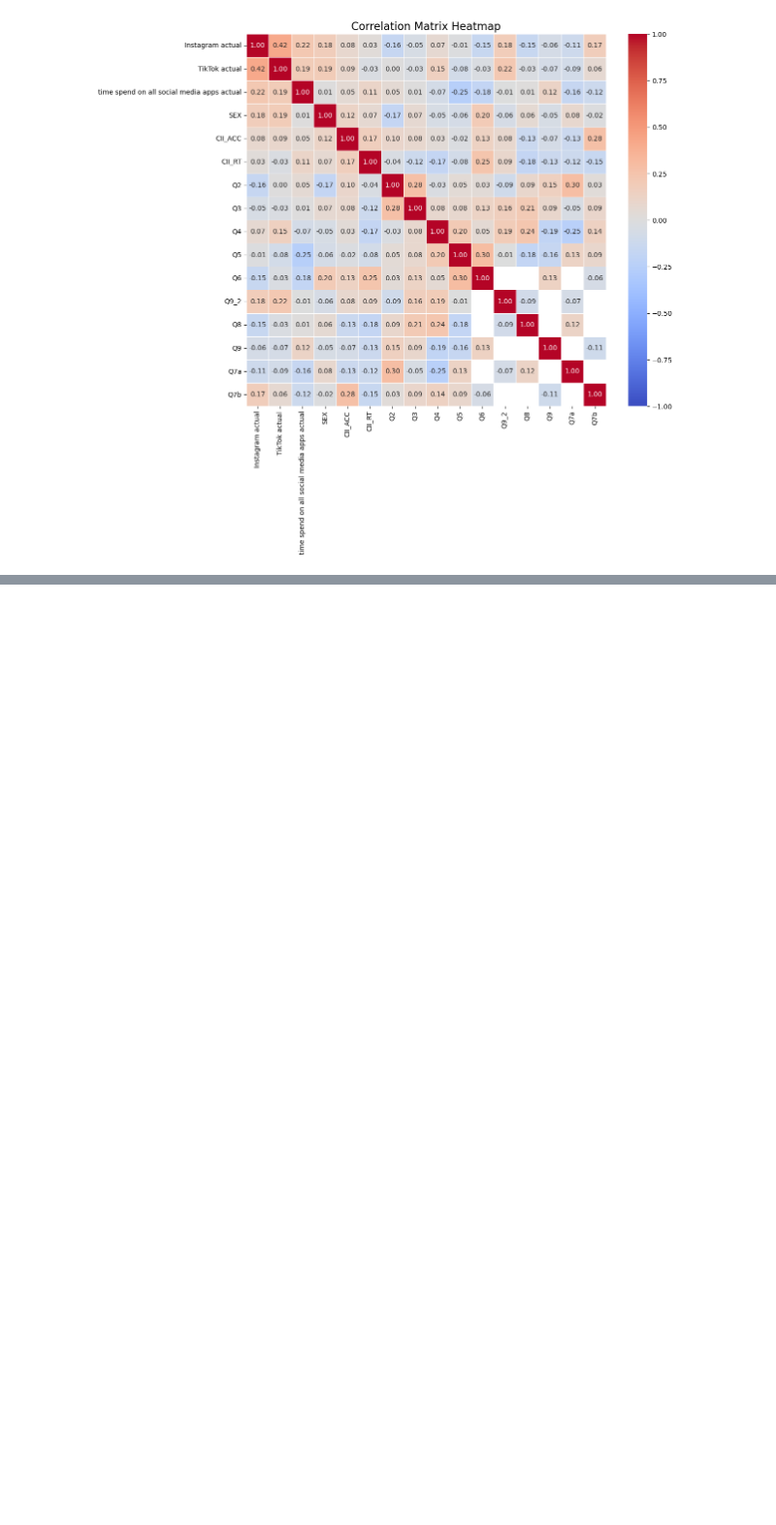
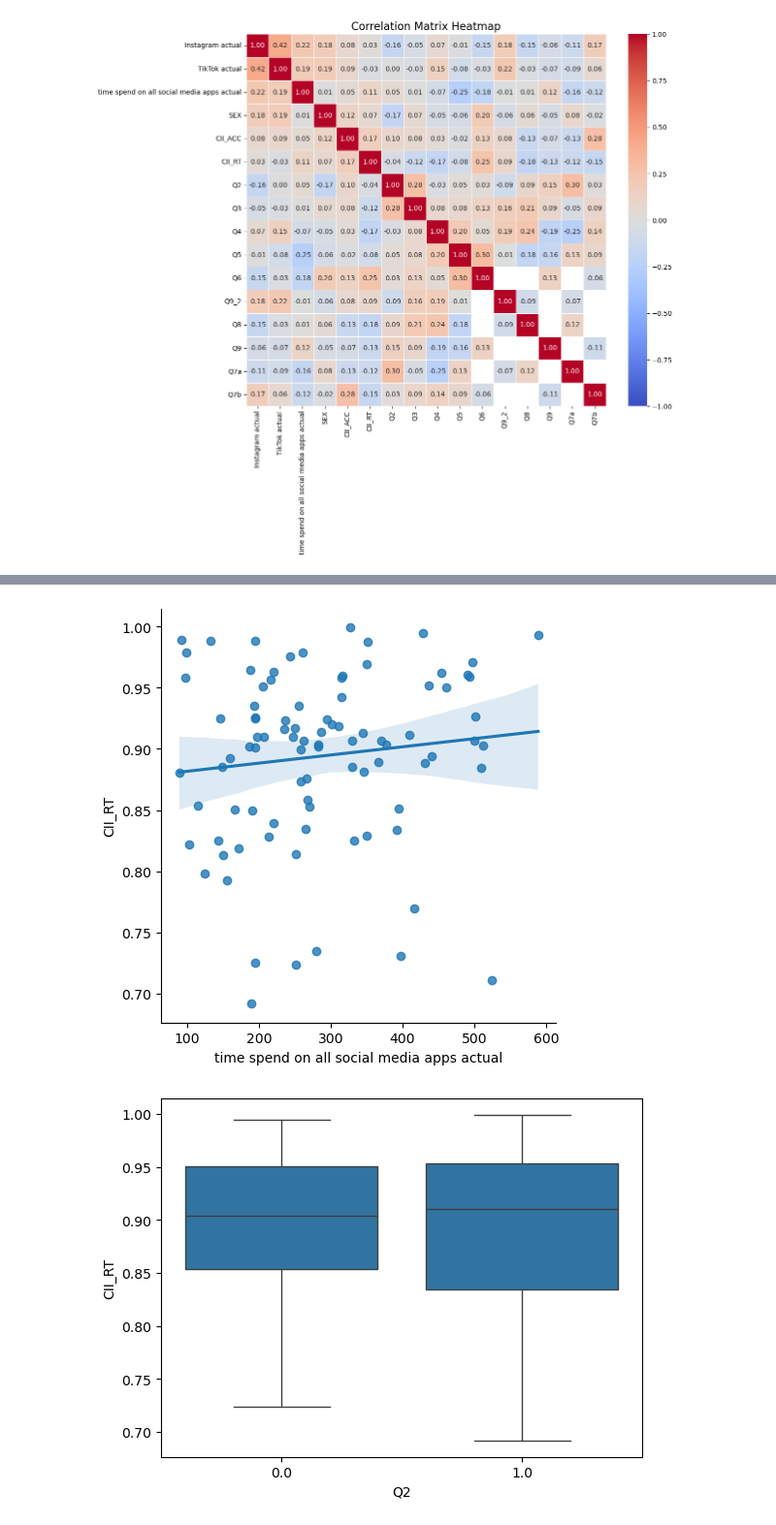
Before and after one commit to MBrigita/the-influence-of-social-media-on-cognitive-control-and-risk-taking, a Jupyter notebook: analysis_joined.ipynb, the cells around one changed output, grey strips where cells are left out. Shown: that part at 97% size. Saved outputs shown, nothing was run; the diff lists cells and outputs as text; code cells hidden in the pictures; blank space fills up the shorter version.

Commit message:
further analysis

```diff
--- a/analysis_joined.ipynb
+++ b/analysis_joined.ipynb
@@ -46,3 +46,24 @@ plt.title('Correlation Matrix Heatmap', fontsize=16)
 plt.show()
 # %% [output]
 [figure]
+# %%
+#correaltion analysis for instagram and tiktok
+from scipy.stats import ttest_ind, pearsonr
+actual_cols = ['Instagram actual','TikTok actual']
+df['avg_actual'] = df[actual_cols].mean(axis=1, skipna=True)
+flanker_cols = df.columns[11:13]
+# Correlation analysis
+print("\nCorrelation between Social Media Usage and Flanker Task Performance:")
+for col in flanker_cols:
+    corr, _ = pearsonr(df['avg_actual'].dropna(), df[col].dropna())
+    print(f"Correlation between avg_actual and {col}: {corr}")
+
+
+# Hypothesis testing
+high_usage = df[df['avg_actual'] > df['avg_actual'].median()]
+low_usage = df[df['avg_actual'] <= df['avg_actual'].median()]
+
+print("\nT-test for differences in Flanker Task Performance between High and Low Social Media Usage:")
+for col in flanker_cols:
+    t_stat, p_val = ttest_ind(high_usage[col].dropna(), low_usage[col].dropna(), equal_var=False)
+    print(f"T-test for {col}: t-stat={t_stat}, p-value={p_val}")
@@ -48,0 +233,10 @@ plt.show()
+# %%
+# Visualization
+sns.lmplot(x='time spend on all social media apps actual', y='CII_RT', data=df)
+plt.show()
+
+sns.boxplot(x='Q2', y='CII_RT', data=df)
+plt.show()
+# %% [output]
+[figure, added]
+[figure, added]
```
Also changed, not shown: parts of 10 cells of this notebook, 1 other file.
